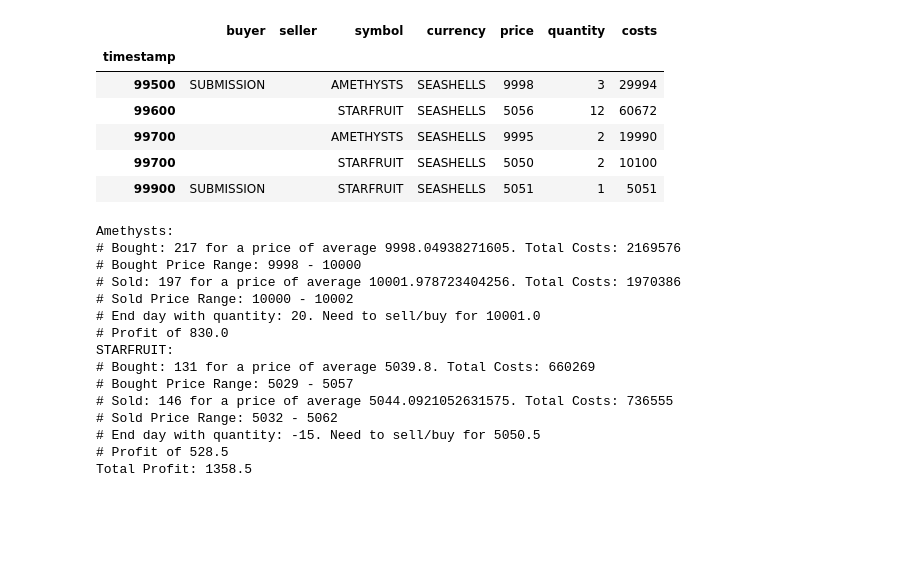
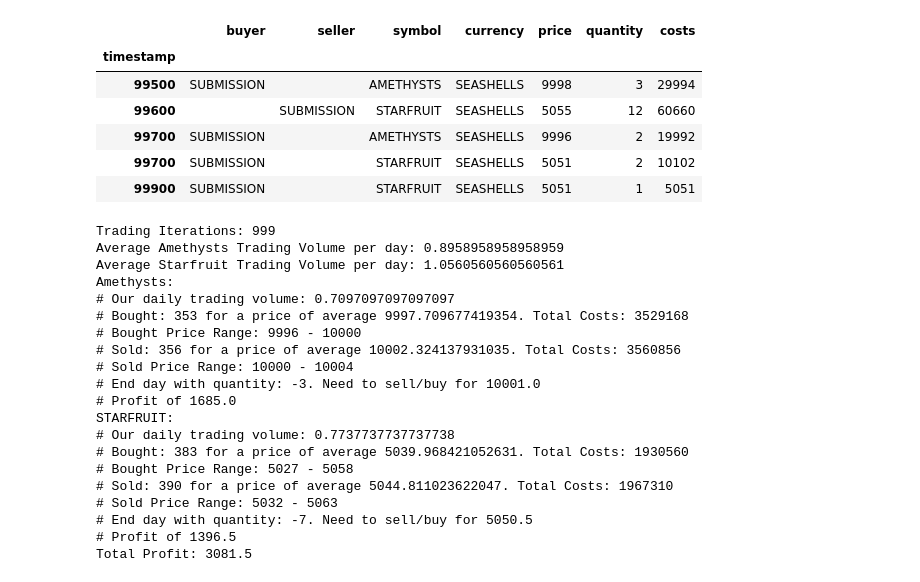
Before and after one commit to johannesfuest/prosperity-2, a Jupyter notebook: analysis/trades_analysis.ipynb, the cells around one changed output. Saved outputs shown, nothing was run; the diff lists cells and outputs as text; code cells hidden in the pictures; blank space fills up the shorter version.

```diff
--- a/analysis/trades_analysis.ipynb
+++ b/analysis/trades_analysis.ipynb
@@ -10,14 +10,14 @@ data = pd.read_json("../data/trades.json")
 data.set_index('timestamp', inplace=True)
 data["costs"] = data["price"] * data["quantity"]
 # %%
-data.tail()
+data.tail(5)
 # %% [output]
 |  | buyer | seller | symbol | currency | price | quantity | costs |
 | timestamp |  |  |  |  |  |  |  |
 | 99500 | SUBMISSION |  | AMETHYSTS | SEASHELLS | 9998 | 3 | 29994 |
-| 99600 |  |  | STARFRUIT | SEASHELLS | 5056 | 12 | 60672 |
-| 99700 |  |  | AMETHYSTS | SEASHELLS | 9995 | 2 | 19990 |
-| 99700 |  |  | STARFRUIT | SEASHELLS | 5050 | 2 | 10100 |
+| 99600 |  | SUBMISSION | STARFRUIT | SEASHELLS | 5055 | 12 | 60660 |
+| 99700 | SUBMISSION |  | AMETHYSTS | SEASHELLS | 9996 | 2 | 19992 |
+| 99700 | SUBMISSION |  | STARFRUIT | SEASHELLS | 5051 | 2 | 10102 |
 | 99900 | SUBMISSION |  | STARFRUIT | SEASHELLS | 5051 | 1 | 5051 |
 # %%
 # get all trades we sold
@@ -30,5 +35,10 @@ bought_STARFRUIT = starfruit[starfruit['buyer'] == 'SUBMISSION']
 # %%
+print(f"Trading Iterations: {iterations}")
+print(f"Average Amethysts Trading Volume per day: {amethysts_volume}")
+print(f"Average Starfruit Trading Volume per day: {starfruit_volume}")
+
 print("Amethysts:")
+print(f"# Our daily trading volume: {(sold_AMETHYSTS['quantity'].sum() + bought_AMETHYSTS['quantity'].sum()) / iterations}")
 print(f"# Bought: {bought_AMETHYSTS['quantity'].sum()} for a price of average {bought_AMETHYSTS['price'].mean()}. Total Costs: {bought_AMETHYSTS['costs'].sum()}")
 print(f"# Bought Price Range: {bought_AMETHYSTS['price'].min()} - {bought_AMETHYSTS['price'].max()}")
 print(f"# Sold: {sold_AMETHYSTS['quantity'].sum()} for a price of average {sold_AMETHYSTS['price'].mean()}. Total Costs: {sold_AMETHYSTS['costs'].sum()}")
@@ -41,6 +51,7 @@ print(f"# End day with quantity: {amethysts_quantity}. Need to sell/buy for {ame
 print(f"# Profit of {amethysts_profit}")
 
 print("STARFRUIT:")
+print(f"# Our daily trading volume: {(sold_STARFRUIT['quantity'].sum() + bought_STARFRUIT['quantity'].sum()) / iterations}")
 print(f"# Bought: {bought_STARFRUIT['quantity'].sum()} for a price of average {bought_STARFRUIT['price'].mean()}. Total Costs: {bought_STARFRUIT['costs'].sum()}")
 print(f"# Bought Price Range: {bought_STARFRUIT['price'].min()} - {bought_STARFRUIT['price'].max()}")
 print(f"# Sold: {sold_STARFRUIT['quantity'].sum()} for a price of average {sold_STARFRUIT['price'].mean()}. Total Costs: {sold_STARFRUIT['costs'].sum()}")
@@ -54,21 +65,26 @@ print(f"# Profit of {startfuit_profit}")
 
 print(f"Total Profit: {amethysts_profit + startfuit_profit}")
 # %% [output]
+Trading Iterations: 999
+Average Amethysts Trading Volume per day: 0.8958958958958959
+Average Starfruit Trading Volume per day: 1.0560560560560561
 Amethysts:
-# Bought: 217 for a price of average 9998.04938271605. Total Costs: 2169576
-# Bought Price Range: 9998 - 10000
-# Sold: 197 for a price of average 10001.978723404256. Total Costs: 1970386
-# Sold Price Range: 10000 - 10002
-# End day with quantity: 20. Need to sell/buy for 10001.0
-# Profit of 830.0
+# Our daily trading volume: 0.7097097097097097
+# Bought: 353 for a price of average 9997.709677419354. Total Costs: 3529168
+# Bought Price Range: 9996 - 10000
+# Sold: 356 for a price of average 10002.324137931035. Total Costs: 3560856
+# Sold Price Range: 10000 - 10004
+# End day with quantity: -3. Need to sell/buy for 10001.0
+# Profit of 1685.0
 STARFRUIT:
-# Bought: 131 for a price of average 5039.8. Total Costs: 660269
-# Bought Price Range: 5029 - 5057
-# Sold: 146 for a price of average 5044.0921052631575. Total Costs: 736555
-# Sold Price Range: 5032 - 5062
-# End day with quantity: -15. Need to sell/buy for 5050.5
-# Profit of 528.5
-Total Profit: 1358.5
+# Our daily trading volume: 0.7737737737737738
+# Bought: 383 for a price of average 5039.968421052631. Total Costs: 1930560
+# Bought Price Range: 5027 - 5058
+# Sold: 390 for a price of average 5044.811023622047. Total Costs: 1967310
+# Sold Price Range: 5032 - 5063
+# End day with quantity: -7. Need to sell/buy for 5050.5
+# Profit of 1396.5
+Total Profit: 3081.5
 # %%
 # draw a plot of the price by timestamp for amethysts bought and sold
 plt.figure(figsize=(12, 6))
```
Also changed, not shown: parts of 3 cells of this notebook, 2 other files.
